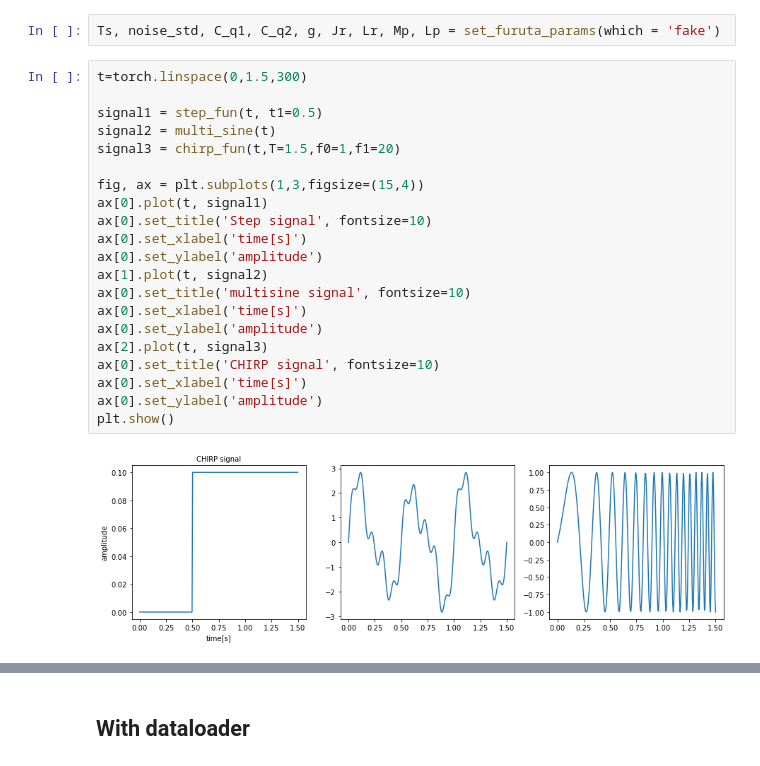
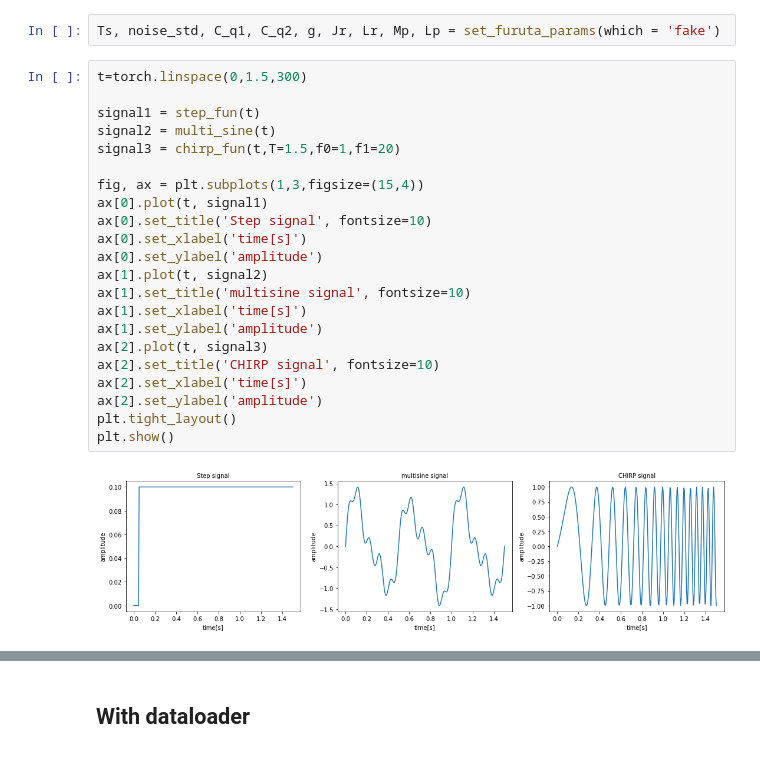
Before and after one commit to unesmu/SP-learning-hamiltonian-functions-from-data, a Jupyter notebook: notebooks/0_Furuta_Data.ipynb, the cells around one changed output, grey strips where cells are left out. Saved outputs shown, nothing was run; the diff lists cells and outputs as text.

Commit message:
fixed plots

```diff
--- a/notebooks/0_Furuta_Data.ipynb
+++ b/notebooks/0_Furuta_Data.ipynb
@@ -48,23 +48,24 @@ Ts, noise_std, C_q1, C_q2, g, Jr, Lr, Mp, Lp = set_furuta_params(which = 'fake')
 # %%
 t=torch.linspace(0,1.5,300)
 
-signal1 = step_fun(t, t1=0.5)
+signal1 = step_fun(t)
 signal2 = multi_sine(t)
 signal3 = chirp_fun(t,T=1.5,f0=1,f1=20)
 
 fig, ax = plt.subplots(1,3,figsize=(15,4))
 ax[0].plot(t, signal1)
 ax[0].set_title('Step signal', fontsize=10)
 ax[0].set_xlabel('time[s]')
 ax[0].set_ylabel('amplitude')
 ax[1].plot(t, signal2)
-ax[0].set_title('multisine signal', fontsize=10)
-ax[0].set_xlabel('time[s]')
-ax[0].set_ylabel('amplitude')
+ax[1].set_title('multisine signal', fontsize=10)
+ax[1].set_xlabel('time[s]')
+ax[1].set_ylabel('amplitude')
 ax[2].plot(t, signal3)
-ax[0].set_title('CHIRP signal', fontsize=10)
-ax[0].set_xlabel('time[s]')
-ax[0].set_ylabel('amplitude')
+ax[2].set_title('CHIRP signal', fontsize=10)
+ax[2].set_xlabel('time[s]')
+ax[2].set_ylabel('amplitude')
+plt.tight_layout()
 plt.show()
 # %% [output]
-[figure, old version]
+[figure, new version]
```
Also changed, not shown: parts of 4 cells of this notebook, 3 other files.
